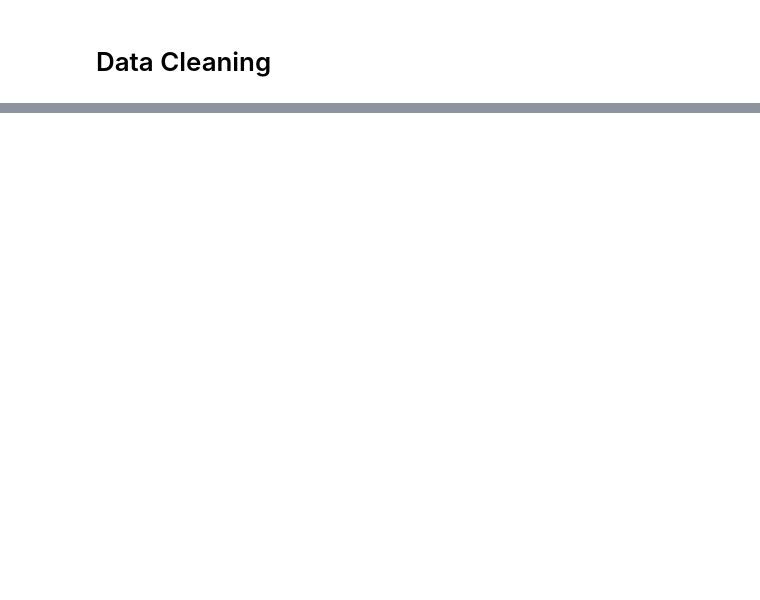
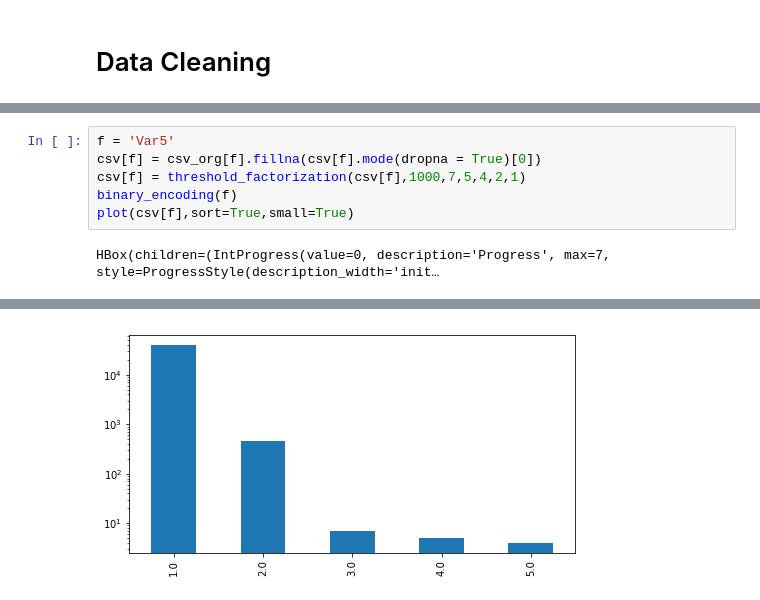
Before and after one commit to mateuszdorobek/Machine-Learning-Classification, a Jupyter notebook: data_extraction.ipynb, the cells around one changed output, grey strips where cells are left out. Saved outputs shown, nothing was run; the diff lists cells and outputs as text; blank space fills up the shorter version.

```diff
--- a/data_extraction.ipynb
+++ b/data_extraction.ipynb
@@ -241,0 +192,8 @@ print(max(nans))
+# %%
+f = 'Var5'
+csv[f] = csv_org[f].fillna(csv[f].mode(dropna = True)[0])
+csv[f] = threshold_factorization(csv[f],1000,7,5,4,2,1)
+binary_encoding(f)
+plot(csv[f],sort=True,small=True)
+# %% [output]
+HBox(children=(IntProgress(value=0, description='Progress', max=7, style=ProgressStyle(description_width='init…
@@ -241,0 +207 @@ print(max(nans))
+[figure, added]
```
Also changed, not shown: parts of 39 cells of this notebook.
